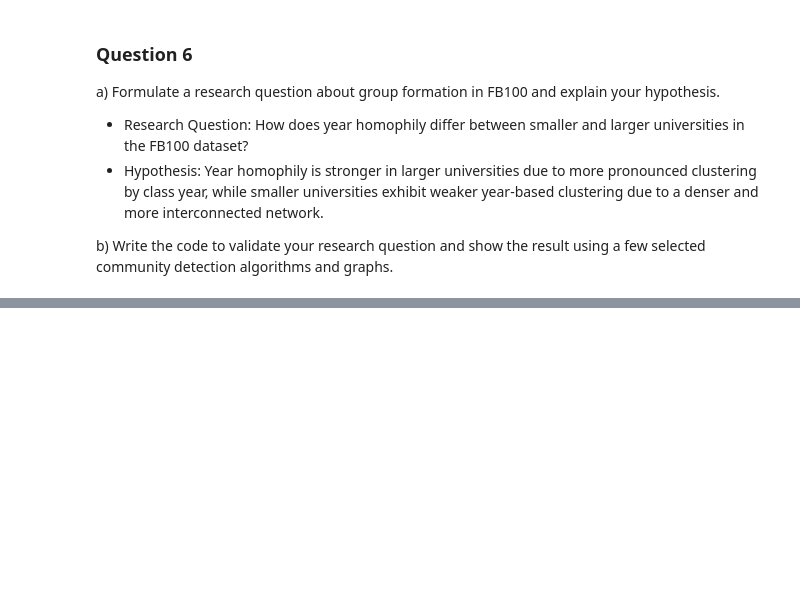
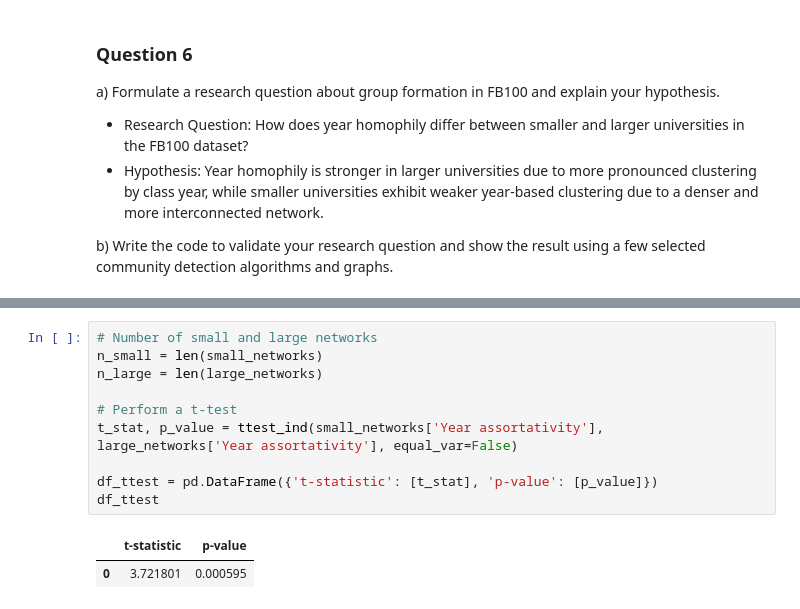
Before and after one commit to yurialvizi/NET4103-graph-learning, a Jupyter notebook: project.ipynb, the cells around one changed output, grey strips where cells are left out. Cells and saved outputs as stored; diff of their text form; blank space fills up the shorter version.

```diff
--- a/project.ipynb
+++ b/project.ipynb
@@ -1173,0 +1151,13 @@ df
+# %%
+# Number of small and large networks
+n_small = len(small_networks)
+n_large = len(large_networks)
+
+# Perform a t-test
+t_stat, p_value = ttest_ind(small_networks['Year assortativity'], large_networks['Year assortativity'], equal_var=False)
+
+df_ttest = pd.DataFrame({'t-statistic': [t_stat], 'p-value': [p_value]})
+df_ttest
+# %% [output]
+|  | t-statistic | p-value |
+| 0 | 3.721801 | 0.000595 |
```
Also changed, not shown: parts of 8 cells of this notebook, 2 other files.
